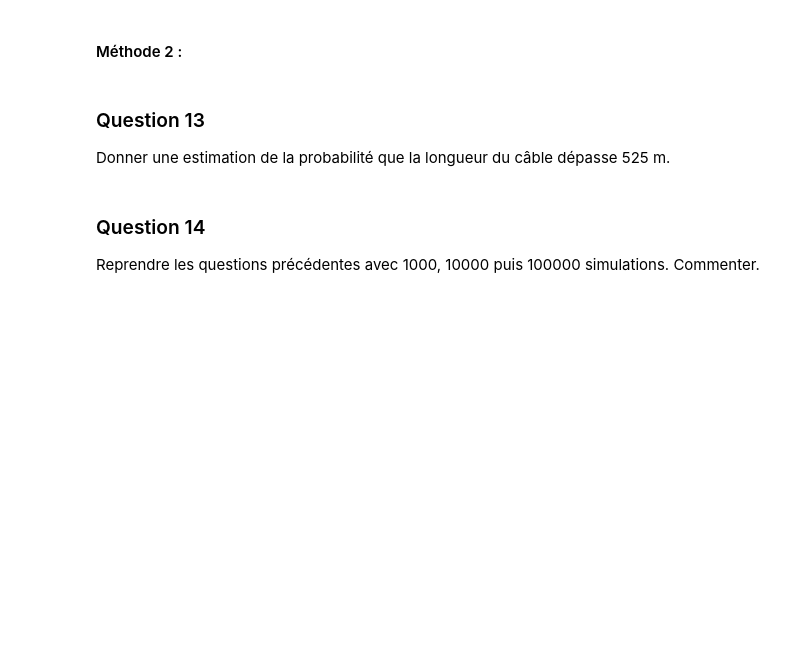
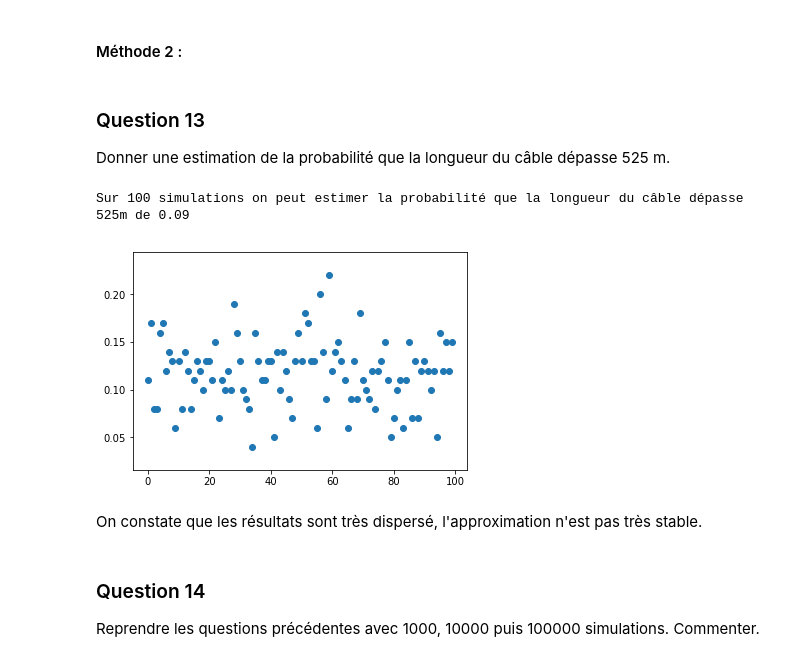
Before and after one commit to eva-decorps/projet_num-rique_proba_floref_eva, a Jupyter notebook: notebook_proba.ipynb, the cells around one changed output. Cells and saved outputs as stored; diff of their text form; code cells hidden in the pictures; blank space fills up the shorter version.

```diff
--- a/notebook_proba.ipynb
+++ b/notebook_proba.ipynb
@@ -350,6 +350,35 @@ L'intervalle de confiance à 95% de la longueur du câble est donc [ 521.0880825
 # %% [markdown]
 ### Question 13
 Donner une estimation de la probabilité que la longueur du câble dépasse 525 m.
+# %%
+comp=0
+for i in range (100):
+    Z=m+np.dot(L,norm.rvs(size=N))
+    if longueur_cable(Z,Delta) > 525 :
+        comp=comp+1
+
+
+print ("Sur 100 simulations on peut estimer la probabilité que la longueur du câble dépasse 525m de "+str(comp/100))
+# %% [output]
+Sur 100 simulations on peut estimer la probabilité que la longueur du câble dépasse 525m de 0.09
+# %%
+S=100
+P100=[]
+
+for i in range (S):
+    comp=0
+    for i in range (100):
+        Z=m+np.dot(L,norm.rvs(size=N))
+        if longueur_cable(Z,Delta) > 525 :
+            comp=comp+1
+    P100.append(comp/100)
+
+plt.scatter([i for i in range(S)],P100)
+plt.show()
+# %% [output]
+[figure, added]
+# %% [markdown]
+On constate que les résultats sont très dispersé, l'approximation n'est pas très stable.
 # %% [markdown]
 ### Question 14
 Reprendre les questions précédentes avec 1000, 10000 puis 100000 simulations. Commenter.
```
Also changed, not shown: parts of 10 cells of this notebook.
